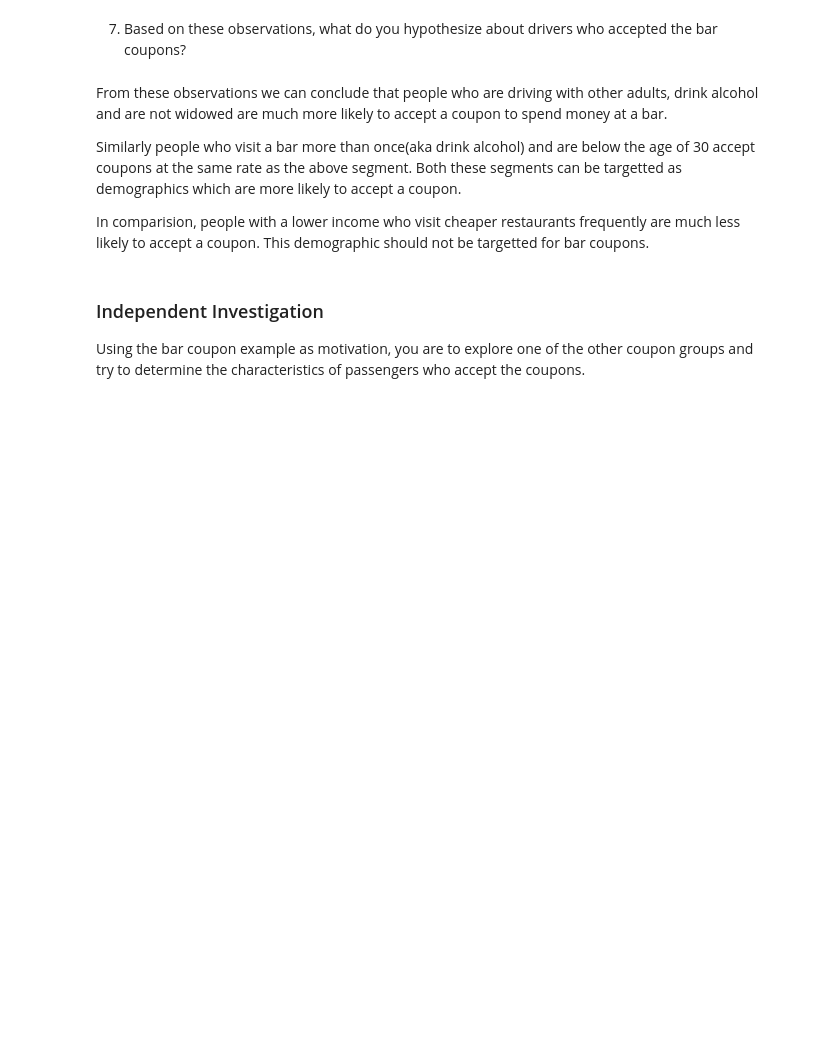
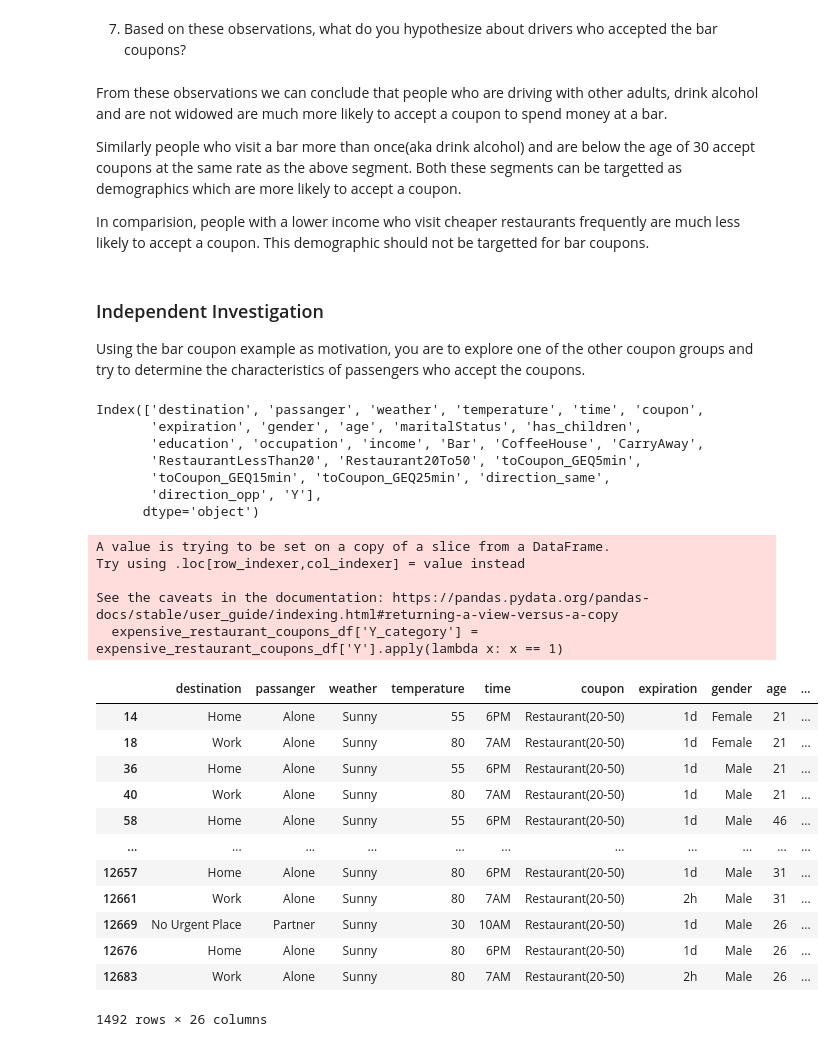
Before and after one commit to shashwatsrivastava94/ucb-ml-course, a Jupyter notebook: assignment_5_1_starter/prompt.ipynb, the cells around one changed output. Drawn from its saved outputs; the diff is of its cells as text; code cells hidden in the pictures; blank space fills up the shorter version.

```diff
--- a/assignment_5_1_starter/prompt.ipynb
+++ b/assignment_5_1_starter/prompt.ipynb
@@ -333,3 +359,35 @@ In comparision, people with a lower income who visit cheaper restaurants frequen
 ### Independent Investigation
 
 Using the bar coupon example as motivation, you are to explore one of the other coupon groups and try to determine the characteristics of passengers who accept the coupons.
+# %%
+print(data.columns)
+
+expensive_restaurant_coupons_df = data.query('coupon == "Restaurant(20-50)"')
+expensive_restaurant_coupons_df['Y_category'] = expensive_restaurant_coupons_df['Y'].apply(lambda x: x == 1)
+expensive_restaurant_coupons_df
+# %% [output]
+Index(['destination', 'passanger', 'weather', 'temperature', 'time', 'coupon',
+       'expiration', 'gender', 'age', 'maritalStatus', 'has_children',
+       'education', 'occupation', 'income', 'Bar', 'CoffeeHouse', 'CarryAway',
+       'RestaurantLessThan20', 'Restaurant20To50', 'toCoupon_GEQ5min',
+       'toCoupon_GEQ15min', 'toCoupon_GEQ25min', 'direction_same',
+       'direction_opp', 'Y'],
+      dtype='object')
+A value is trying to be set on a copy of a slice from a DataFrame.
+Try using .loc[row_indexer,col_indexer] = value instead
+
+See the caveats in the documentation: https://pandas.pydata.org/pandas-docs/stable/user_guide/indexing.html#returning-a-view-versus-a-copy
+  expensive_restaurant_coupons_df['Y_category'] = expensive_restaurant_coupons_df['Y'].apply(lambda x: x == 1)
+|  | destination | passanger | weather | temperature | time | coupon | expiration | gender | age | ... |
+| 14 | Home | Alone | Sunny | 55 | 6PM | Restaurant(20-50) | 1d | Female | 21 | ... |
+| 18 | Work | Alone | Sunny | 80 | 7AM | Restaurant(20-50) | 1d | Female | 21 | ... |
+| 36 | Home | Alone | Sunny | 55 | 6PM | Restaurant(20-50) | 1d | Male | 21 | ... |
+| 40 | Work | Alone | Sunny | 80 | 7AM | Restaurant(20-50) | 1d | Male | 21 | ... |
+| 58 | Home | Alone | Sunny | 55 | 6PM | Restaurant(20-50) | 1d | Male | 46 | ... |
+| ... | ... | ... | ... | ... | ... | ... | ... | ... | ... | ... |
+| 12657 | Home | Alone | Sunny | 80 | 6PM | Restaurant(20-50) | 1d | Male | 31 | ... |
+| 12661 | Work | Alone | Sunny | 80 | 7AM | Restaurant(20-50) | 2h | Male | 31 | ... |
+| 12669 | No Urgent Place | Partner | Sunny | 30 | 10AM | Restaurant(20-50) | 1d | Male | 26 | ... |
+| 12676 | Home | Alone | Sunny | 80 | 6PM | Restaurant(20-50) | 1d | Male | 26 | ... |
+| 12683 | Work | Alone | Sunny | 80 | 7AM | Restaurant(20-50) | 2h | Male | 26 | ... |
+1492 rows × 26 columns
```
Also changed, not shown: parts of 13 cells of this notebook, 1 other file.
